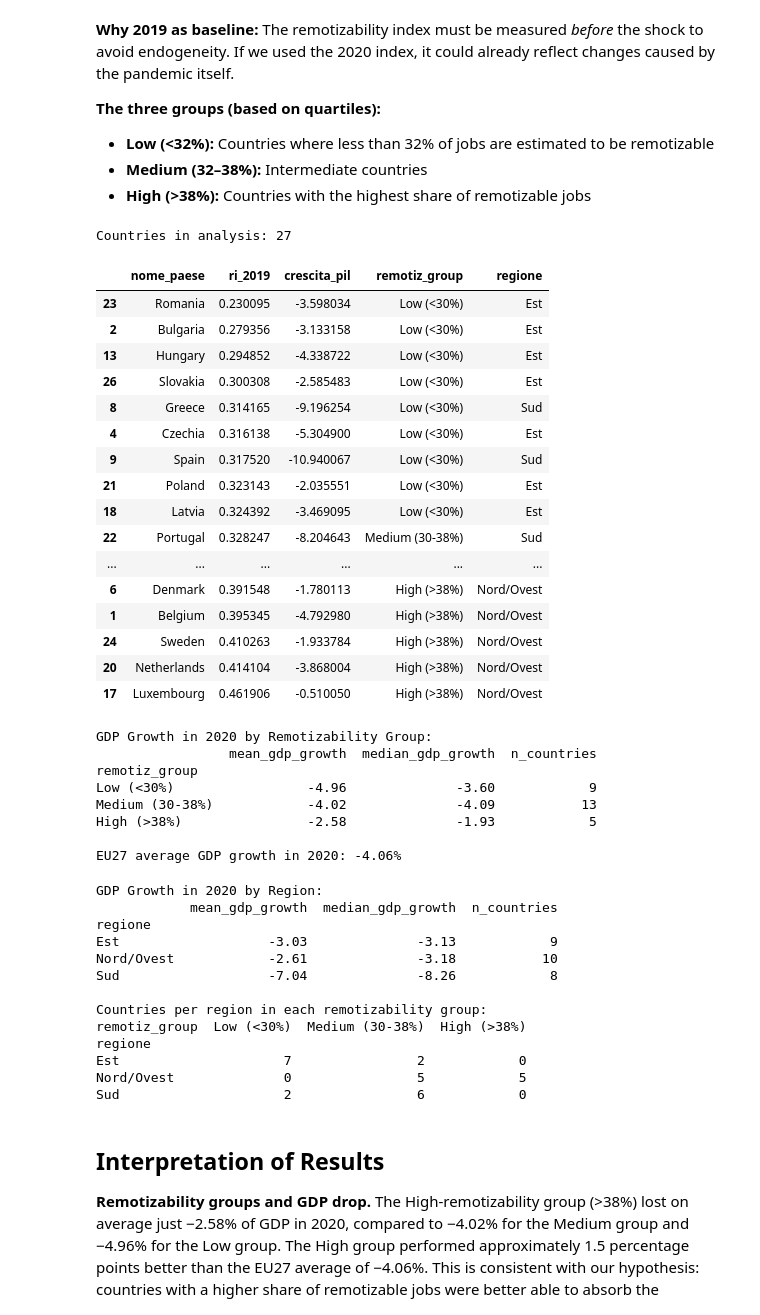
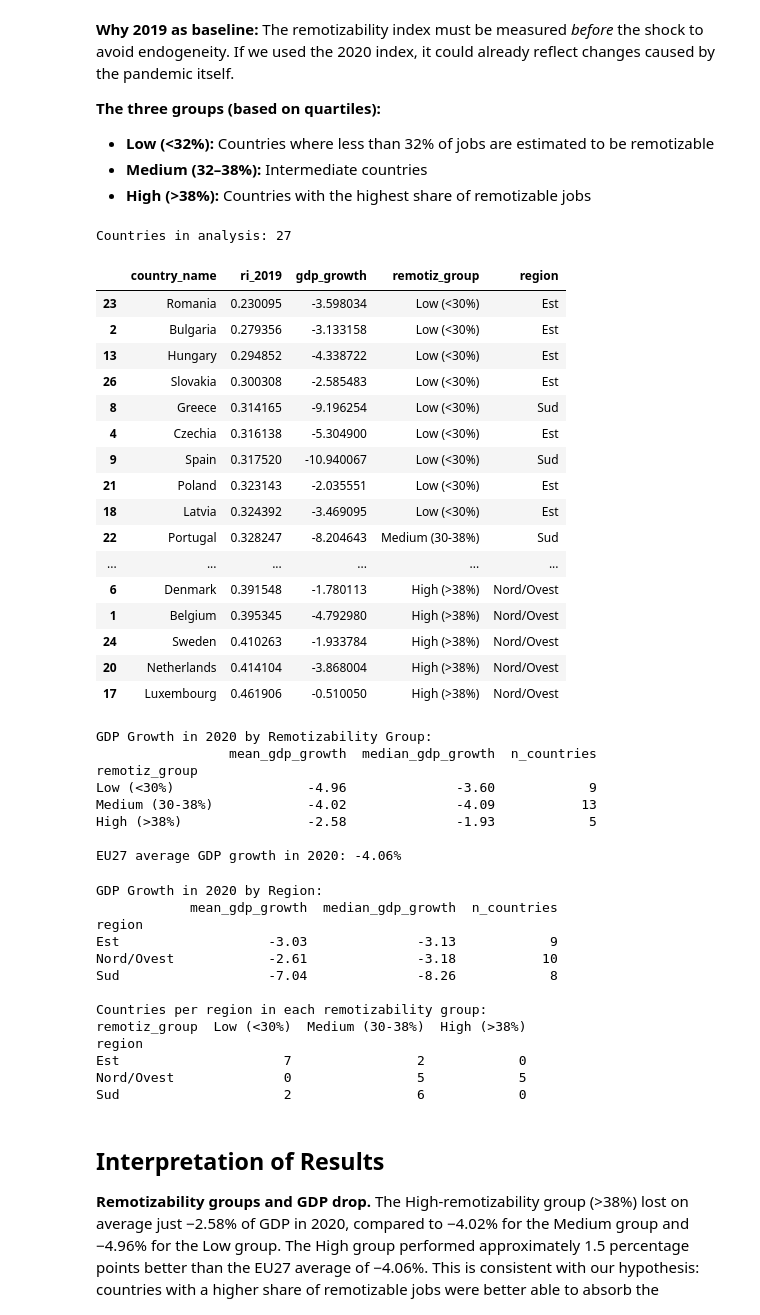
Before and after one commit to matperrucci-cell/Internet-Network-Economics, a Jupyter notebook: analysis.ipynb, the cells around one changed output. Drawn from its saved outputs; the diff is of its cells as text; code cells hidden in the pictures.

```diff
--- a/analysis.ipynb
+++ b/analysis.ipynb
@@ -602,27 +592,27 @@ Countries: 27 | Years: [np.int64(2017), np.int64(2018), np.int64(2019), np.int64
 - **High (>38%):** Countries with the highest share of remotizable jobs
 # %%
 # Extract remotizability index for 2019 (pre-COVID baseline)
-d19 = df[df['TIME_PERIOD'] == 2019][['geo', 'remotizability_index', 'regione', 'nome_paese']].copy()
+d19 = df[df['TIME_PERIOD'] == 2019][['geo', 'remotizability_index', 'region', 'country_name']].copy()
 d19 = d19.rename(columns={'remotizability_index': 'ri_2019'})
 
 # Extract GDP growth for 2020 (pandemic year)
-d20 = df[df['TIME_PERIOD'] == 2020][['geo', 'crescita_pil', 'tasso_disoccupazione']].copy()
+d20 = df[df['TIME_PERIOD'] == 2020][['geo', 'gdp_growth', 'unemployment_rate']].copy()
 
 # Merge: one row per country with both 2019 index and 2020 GDP growth
 d20_merged = d19.merge(d20, on='geo')
 
 # Create remotizability groups
 d20_merged['remotiz_group'] = pd.cut(
     d20_merged['ri_2019'],
     bins=[0, 0.325, 0.384, 1.0],
     labels=['Low (<30%)', 'Medium (30-38%)', 'High (>38%)']
 )
 
 print(f'Countries in analysis: {len(d20_merged)}')
-d20_merged[['nome_paese', 'ri_2019', 'crescita_pil', 'remotiz_group', 'regione']].sort_values('ri_2019')
+d20_merged[['country_name', 'ri_2019', 'gdp_growth', 'remotiz_group', 'region']].sort_values('ri_2019')
 # %% [output]
 Countries in analysis: 27
-|  | nome_paese | ri_2019 | crescita_pil | remotiz_group | regione |
+|  | country_name | ri_2019 | gdp_growth | remotiz_group | region |
 | 23 | Romania | 0.230095 | -3.598034 | Low (<30%) | Est |
 | 2 | Bulgaria | 0.279356 | -3.133158 | Low (<30%) | Est |
 | 13 | Hungary | 0.294852 | -4.338722 | Low (<30%) | Est |
@@ -661,7 +651,7 @@ High (>38%)                -2.58              -1.93            5
 EU27 average GDP growth in 2020: -4.06%
 # %%
 # GDP drop by geographic region
-region_stats = d20_merged.groupby('regione')['crescita_pil'].agg(
+region_stats = d20_merged.groupby('region')['gdp_growth'].agg(
     mean_gdp_growth='mean',
     median_gdp_growth='median',
     n_countries='count'
@@ -672,18 +662,18 @@ print(region_stats)
 
 # Cross-tabulation: how many countries from each region fall into each remotizability group?
 print('\nCountries per region in each remotizability group:')
-print(pd.crosstab(d20_merged['regione'], d20_merged['remotiz_group']))
+print(pd.crosstab(d20_merged['region'], d20_merged['remotiz_group']))
 # %% [output]
 GDP Growth in 2020 by Region:
             mean_gdp_growth  median_gdp_growth  n_countries
-regione
+region
 Est                   -3.03              -3.13            9
 Nord/Ovest            -2.61              -3.18           10
 Sud                   -7.04              -8.26            8
 
 Countries per region in each remotizability group:
 remotiz_group  Low (<30%)  Medium (30-38%)  High (>38%)
-regione
+region
 Est                     7                2            0
 Nord/Ovest              0                5            5
 Sud                     2                6            0
```
Also changed, not shown: parts of 28 cells of this notebook, 1 other file.
